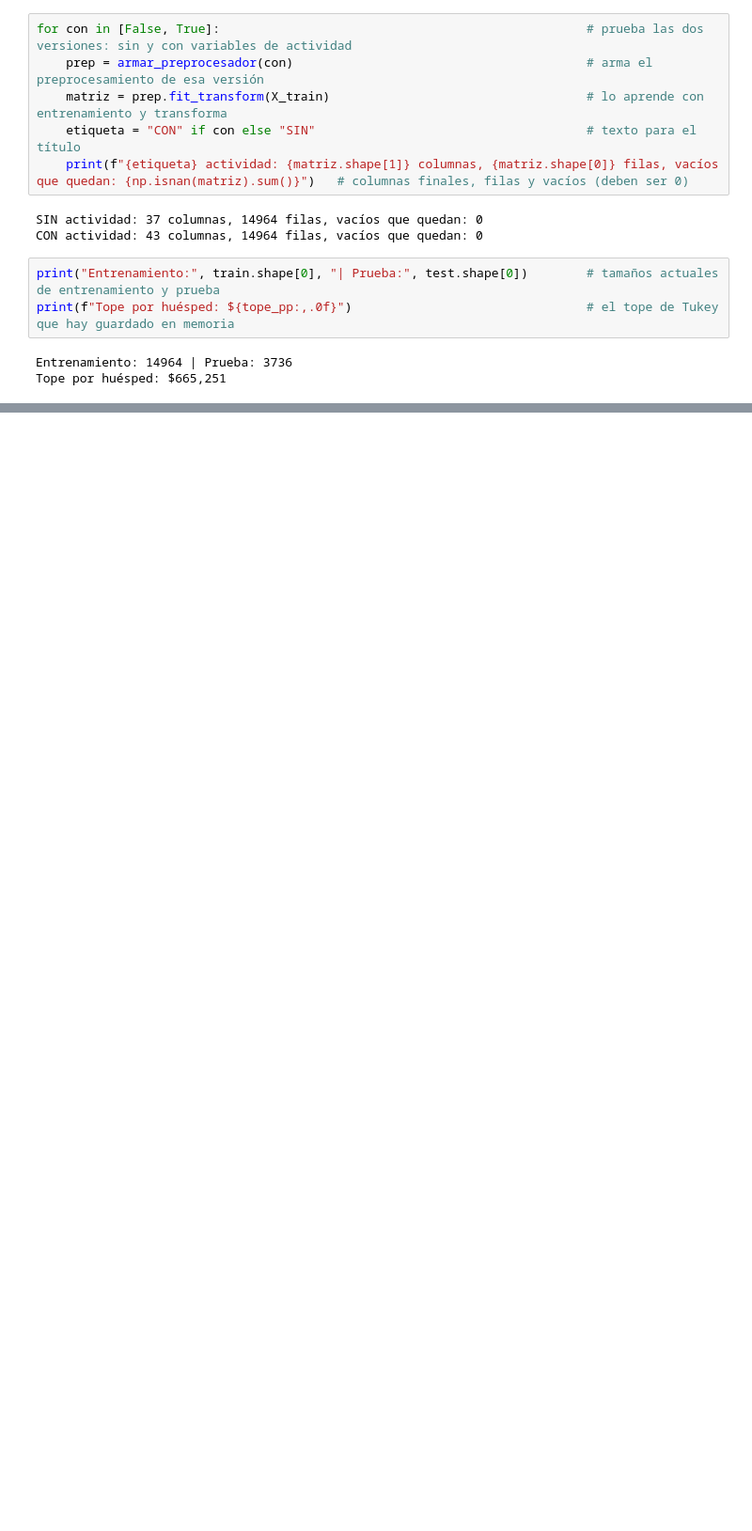
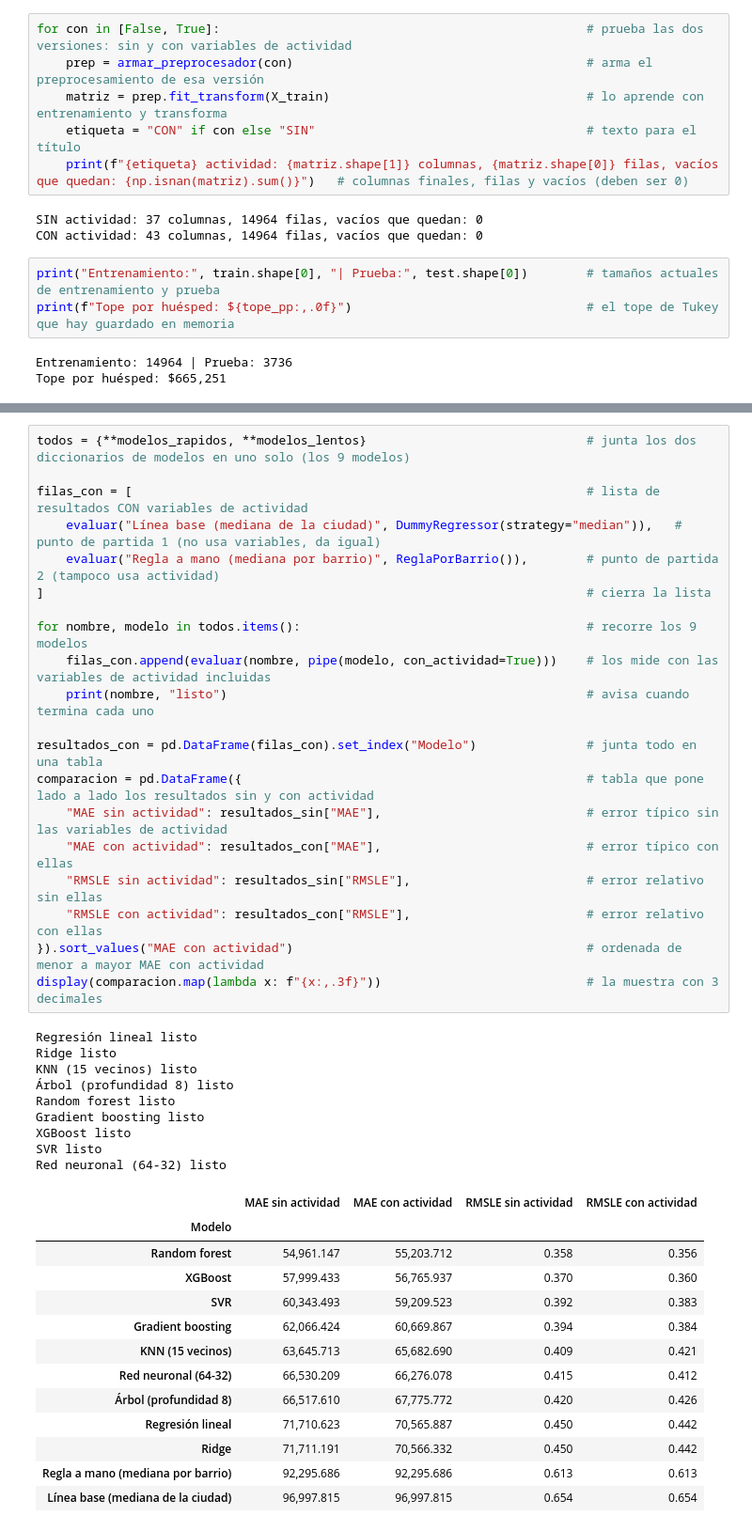
Before and after one commit to AndresMoreiraF/proyecto-airbnb, a Jupyter notebook: notebooks/exploracion.ipynb, the cells around one changed output, grey strips where cells are left out. Shown at 94% size. Saved outputs shown, nothing was run; the diff lists cells and outputs as text; blank space fills up the shorter version.

```diff
--- a/notebooks/exploracion.ipynb
+++ b/notebooks/exploracion.ipynb
@@ -877,0 +1122,43 @@ Tope por huésped: $665,251
+# %%
+todos = {**modelos_rapidos, **modelos_lentos}                              # junta los dos diccionarios de modelos en uno solo (los 9 modelos)
+
+filas_con = [                                                              # lista de resultados CON variables de actividad
+    evaluar("Línea base (mediana de la ciudad)", DummyRegressor(strategy="median")),   # punto de partida 1 (no usa variables, da igual)
+    evaluar("Regla a mano (mediana por barrio)", ReglaPorBarrio()),        # punto de partida 2 (tampoco usa actividad)
+]                                                                          # cierra la lista
+
+for nombre, modelo in todos.items():                                       # recorre los 9 modelos
+    filas_con.append(evaluar(nombre, pipe(modelo, con_actividad=True)))    # los mide con las variables de actividad incluidas
+    print(nombre, "listo")                                                 # avisa cuando termina cada uno
+
+resultados_con = pd.DataFrame(filas_con).set_index("Modelo")               # junta todo en una tabla
+comparacion = pd.DataFrame({                                               # tabla que pone lado a lado los resultados sin y con actividad
+    "MAE sin actividad": resultados_sin["MAE"],                            # error típico sin las variables de actividad
+    "MAE con actividad": resultados_con["MAE"],                            # error típico con ellas
+    "RMSLE sin actividad": resultados_sin["RMSLE"],                        # error relativo sin ellas
+    "RMSLE con actividad": resultados_con["RMSLE"],                        # error relativo con ellas
+}).sort_values("MAE con actividad")                                        # ordenada de menor a mayor MAE con actividad
+display(comparacion.map(lambda x: f"{x:,.3f}"))                            # la muestra con 3 decimales
+# %% [output]
+Regresión lineal listo
+Ridge listo
+KNN (15 vecinos) listo
+Árbol (profundidad 8) listo
+Random forest listo
+Gradient boosting listo
+XGBoost listo
+SVR listo
+Red neuronal (64-32) listo
+|  | MAE sin actividad | MAE con actividad | RMSLE sin actividad | RMSLE con actividad |
+| Modelo |  |  |  |  |
+| Random forest | 54,961.147 | 55,203.712 | 0.358 | 0.356 |
+| XGBoost | 57,999.433 | 56,765.937 | 0.370 | 0.360 |
+| SVR | 60,343.493 | 59,209.523 | 0.392 | 0.383 |
+| Gradient boosting | 62,066.424 | 60,669.867 | 0.394 | 0.384 |
+| KNN (15 vecinos) | 63,645.713 | 65,682.690 | 0.409 | 0.421 |
+| Red neuronal (64-32) | 66,530.209 | 66,276.078 | 0.415 | 0.412 |
+| Árbol (profundidad 8) | 66,517.610 | 67,775.772 | 0.420 | 0.426 |
+| Regresión lineal | 71,710.623 | 70,565.887 | 0.450 | 0.442 |
+| Ridge | 71,711.191 | 70,566.332 | 0.450 | 0.442 |
+| Regla a mano (mediana por barrio) | 92,295.686 | 92,295.686 | 0.613 | 0.613 |
+| Línea base (mediana de la ciudad) | 96,997.815 | 96,997.815 | 0.654 | 0.654 |
```
Also changed, not shown: parts of 22 cells of this notebook, 1 other file.
